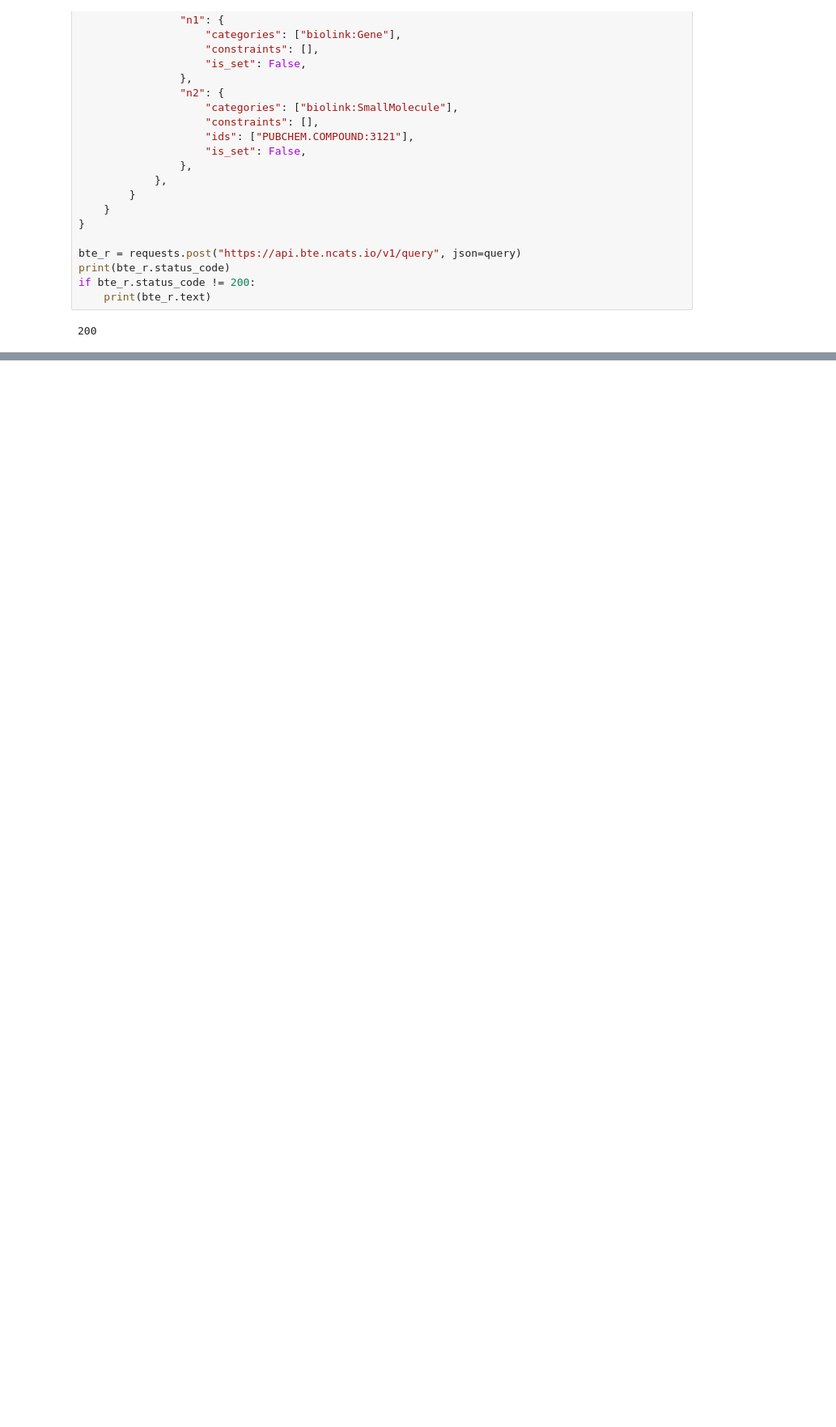
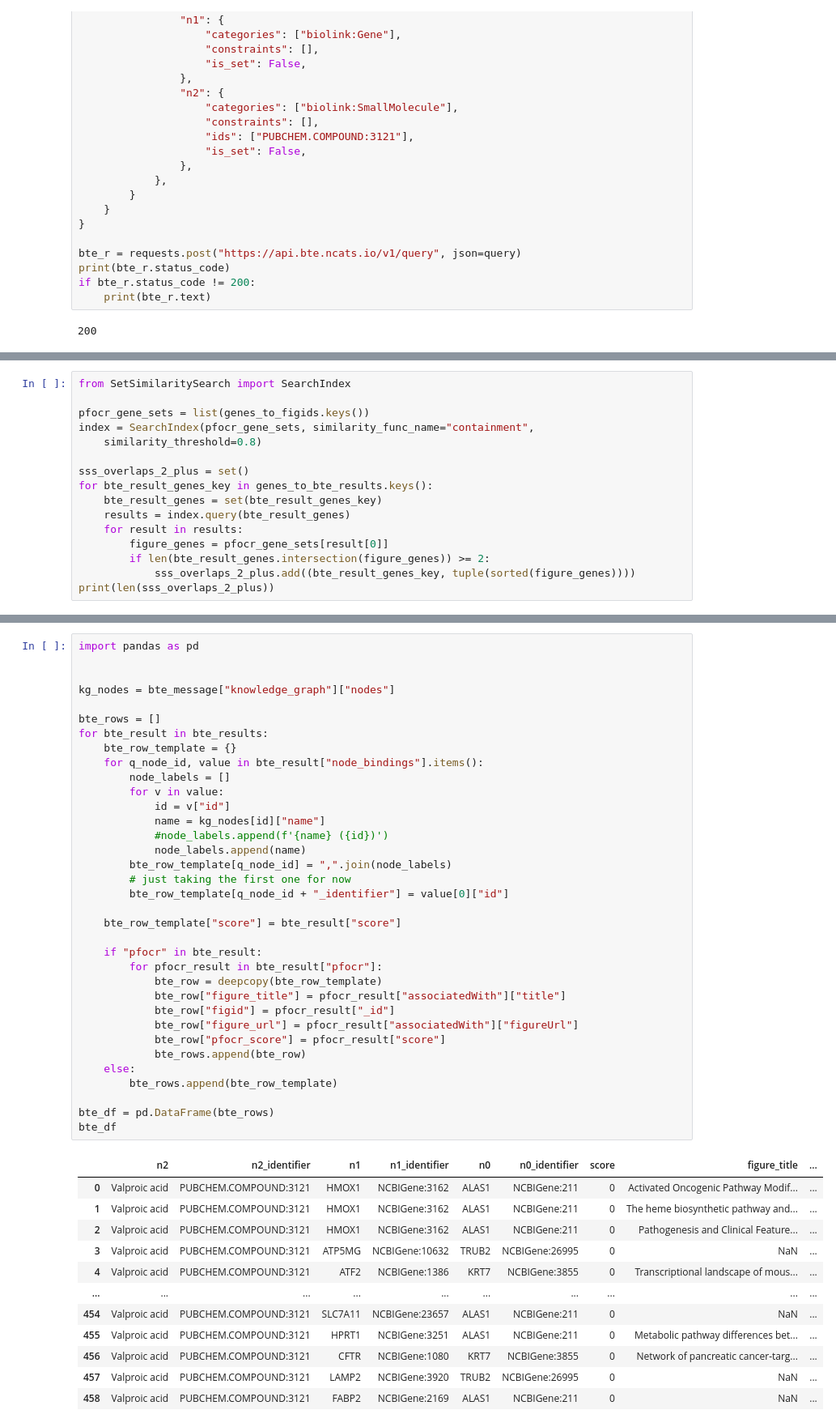
Before and after one commit to wikipathways/pathway-figure-ocr, a Jupyter notebook: notebooks/bte_with_pfocr_cooccurrence.ipynb, the cells around one changed output, grey strips where cells are left out. Shown at 81% size. Drawn from its saved outputs; the diff is of its cells as text; blank space fills up the shorter version.

```diff
--- a/notebooks/bte_with_pfocr_cooccurrence.ipynb
+++ b/notebooks/bte_with_pfocr_cooccurrence.ipynb
@@ -219,0 +189,16 @@ print(f"{len(cooccurring_bte_results)} BTE results (out of {len(bte_results)} to
+# %%
+from SetSimilaritySearch import SearchIndex
+
+pfocr_gene_sets = list(genes_to_figids.keys())
+index = SearchIndex(pfocr_gene_sets, similarity_func_name="containment",
+    similarity_threshold=0.8)
+
+sss_overlaps_2_plus = set()
+for bte_result_genes_key in genes_to_bte_results.keys():
+    bte_result_genes = set(bte_result_genes_key)
+    results = index.query(bte_result_genes)
+    for result in results:
+        figure_genes = pfocr_gene_sets[result[0]]
+        if len(bte_result_genes.intersection(figure_genes)) >= 2:
+            sss_overlaps_2_plus.add((bte_result_genes_key, tuple(sorted(figure_genes))))
+print(len(sss_overlaps_2_plus))
@@ -219,0 +256,48 @@ print(f"{len(cooccurring_bte_results)} BTE results (out of {len(bte_results)} to
+# %%
+import pandas as pd
+
+
+kg_nodes = bte_message["knowledge_graph"]["nodes"]
+
+bte_rows = []
+for bte_result in bte_results:
+    bte_row_template = {}
+    for q_node_id, value in bte_result["node_bindings"].items():
+        node_labels = []
+        for v in value:
+            id = v["id"]
+            name = kg_nodes[id]["name"]
+            #node_labels.append(f'{name} ({id})')
+            node_labels.append(name)
+        bte_row_template[q_node_id] = ",".join(node_labels)
+        # just taking the first one for now
+        bte_row_template[q_node_id + "_identifier"] = value[0]["id"]
+
+    bte_row_template["score"] = bte_result["score"]
+
+    if "pfocr" in bte_result:
+        for pfocr_result in bte_result["pfocr"]:
+            bte_row = deepcopy(bte_row_template)
+            bte_row["figure_title"] = pfocr_result["associatedWith"]["title"]
+            bte_row["figid"] = pfocr_result["_id"]
+            bte_row["figure_url"] = pfocr_result["associatedWith"]["figureUrl"]
+            bte_row["pfocr_score"] = pfocr_result["score"]
+            bte_rows.append(bte_row)
+    else:
+        bte_rows.append(bte_row_template)
+
+bte_df = pd.DataFrame(bte_rows)
+bte_df
+# %% [output]
+|  | n2 | n2_identifier | n1 | n1_identifier | n0 | n0_identifier | score | figure_title | ... |
+| 0 | Valproic acid | PUBCHEM.COMPOUND:3121 | HMOX1 | NCBIGene:3162 | ALAS1 | NCBIGene:211 | 0 | Activated Oncogenic Pathway Modif... | ... |
+| 1 | Valproic acid | PUBCHEM.COMPOUND:3121 | HMOX1 | NCBIGene:3162 | ALAS1 | NCBIGene:211 | 0 | The heme biosynthetic pathway and... | ... |
+| 2 | Valproic acid | PUBCHEM.COMPOUND:3121 | HMOX1 | NCBIGene:3162 | ALAS1 | NCBIGene:211 | 0 | Pathogenesis and Clinical Feature... | ... |
+| 3 | Valproic acid | PUBCHEM.COMPOUND:3121 | ATP5MG | NCBIGene:10632 | TRUB2 | NCBIGene:26995 | 0 | NaN | ... |
+| 4 | Valproic acid | PUBCHEM.COMPOUND:3121 | ATF2 | NCBIGene:1386 | KRT7 | NCBIGene:3855 | 0 | Transcriptional landscape of mous... | ... |
+| ... | ... | ... | ... | ... | ... | ... | ... | ... | ... |
+| 454 | Valproic acid | PUBCHEM.COMPOUND:3121 | SLC7A11 | NCBIGene:23657 | ALAS1 | NCBIGene:211 | 0 | NaN | ... |
+| 455 | Valproic acid | PUBCHEM.COMPOUND:3121 | HPRT1 | NCBIGene:3251 | ALAS1 | NCBIGene:211 | 0 | Metabolic pathway differences bet... | ... |
+| 456 | Valproic acid | PUBCHEM.COMPOUND:3121 | CFTR | NCBIGene:1080 | KRT7 | NCBIGene:3855 | 0 | Network of pancreatic cancer-targ... | ... |
+| 457 | Valproic acid | PUBCHEM.COMPOUND:3121 | LAMP2 | NCBIGene:3920 | TRUB2 | NCBIGene:26995 | 0 | NaN | ... |
+| 458 | Valproic acid | PUBCHEM.COMPOUND:3121 | FABP2 | NCBIGene:2169 | ALAS1 | NCBIGene:211 | 0 | NaN | ... |
```
Also changed, not shown: parts of 30 cells of this notebook.
